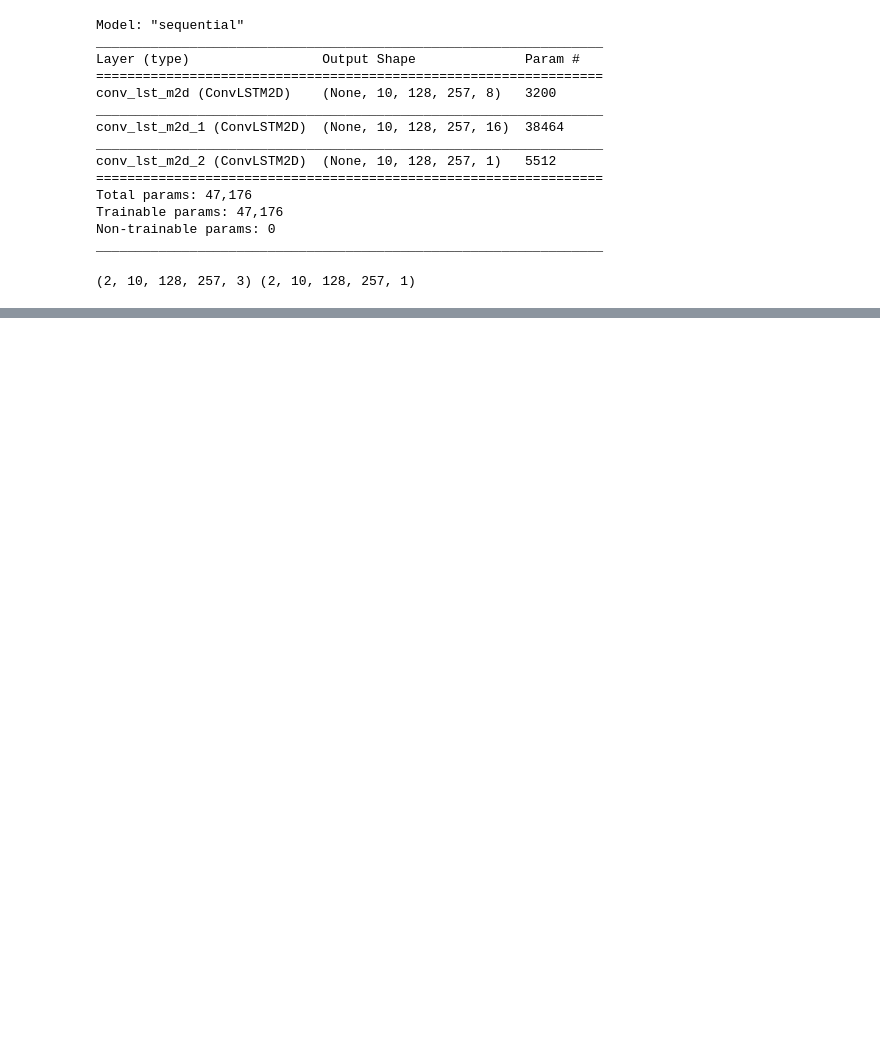
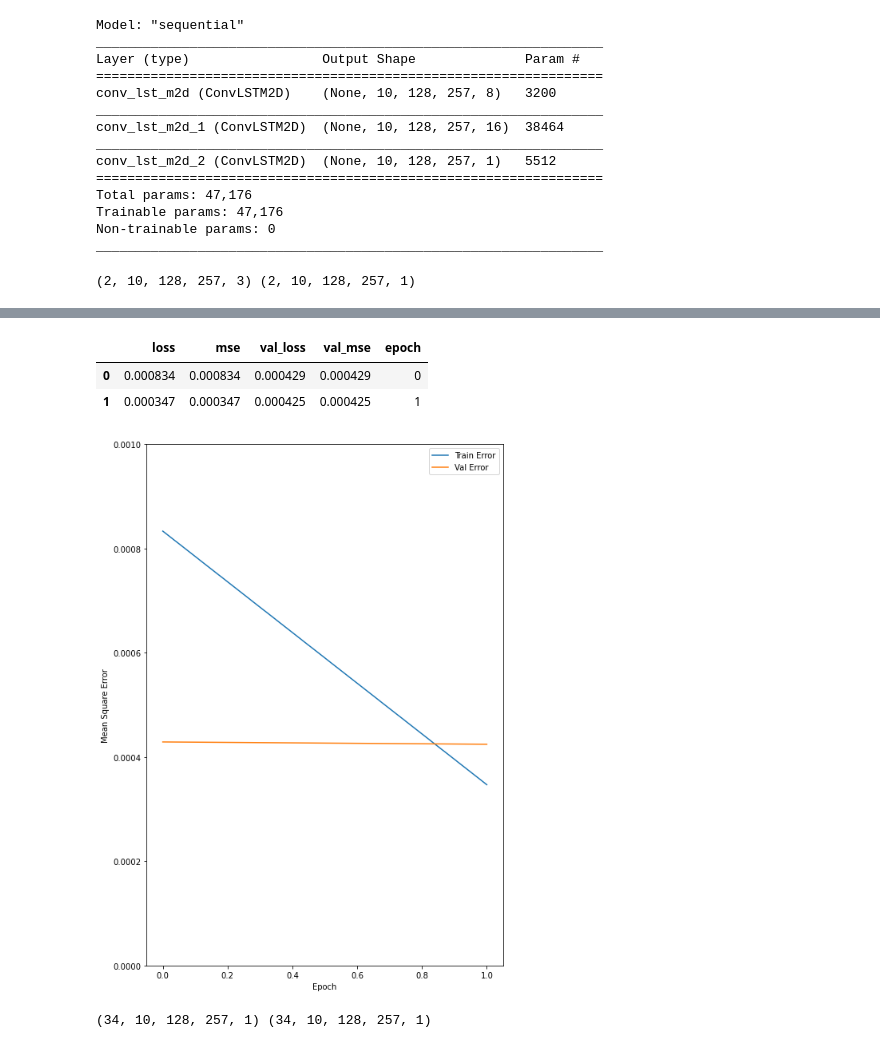
Before and after one commit to fastscience-ai/DL_Lab_TF_2023, a Jupyter notebook: convlstm.ipynb, the cells around one changed output, grey strips where cells are left out. Drawn from its saved outputs; the diff is of its cells as text; code cells hidden in the pictures; blank space fills up the shorter version.

```diff
--- a/convlstm.ipynb
+++ b/convlstm.ipynb
@@ -130,7 +130,7 @@ print(np.shape(train_x[0:2]), np.shape(example_result))
 (2, 10, 128, 257, 3) (2, 10, 128, 257, 1)
 # %%
 #Let's do training with model.fit
-EPOCHS = 200
+EPOCHS = 2
 history = convlstm.fit(
   train_x, train_y,
   epochs=EPOCHS, validation_split = 0.1, verbose=1)
@@ -143,28 +145,36 @@ import pandas as pd
 hist = pd.DataFrame(history.history)
 hist['epoch'] = history.epoch
 hist.tail()
+# %% [output]
+|  | loss | mse | val_loss | val_mse | epoch |
+| 0 | 0.000834 | 0.000834 | 0.000429 | 0.000429 | 0 |
+| 1 | 0.000347 | 0.000347 | 0.000425 | 0.000425 | 1 |
 # %%
 import matplotlib.pyplot as plt
 
 def plot_history(history):
   hist = pd.DataFrame(history.history)
   hist['epoch'] = history.epoch
 
   plt.figure(figsize=(8,12))
 
   plt.xlabel('Epoch')
   plt.ylabel('Mean Square Error')
   plt.plot(hist['epoch'], hist['mse'],
            label='Train Error')
   plt.plot(hist['epoch'], hist['val_mse'],
            label = 'Val Error')
-  plt.ylim([0,0.2])
+  plt.ylim([0,0.001])
   plt.legend()
   plt.show()
 
 plot_history(history)
+# %% [output]
+[figure, added]
 # %%
-test_predictions = model.predict(test_x)
+test_predictions = convlstm.predict(test_x)
 print(np.shape(test_y), np.shape(test_predictions))
+# %% [output]
+(34, 10, 128, 257, 1) (34, 10, 128, 257, 1)
 # %%
 #Evaluate with test set
```
Also changed, not shown: parts of 5 cells of this notebook.
